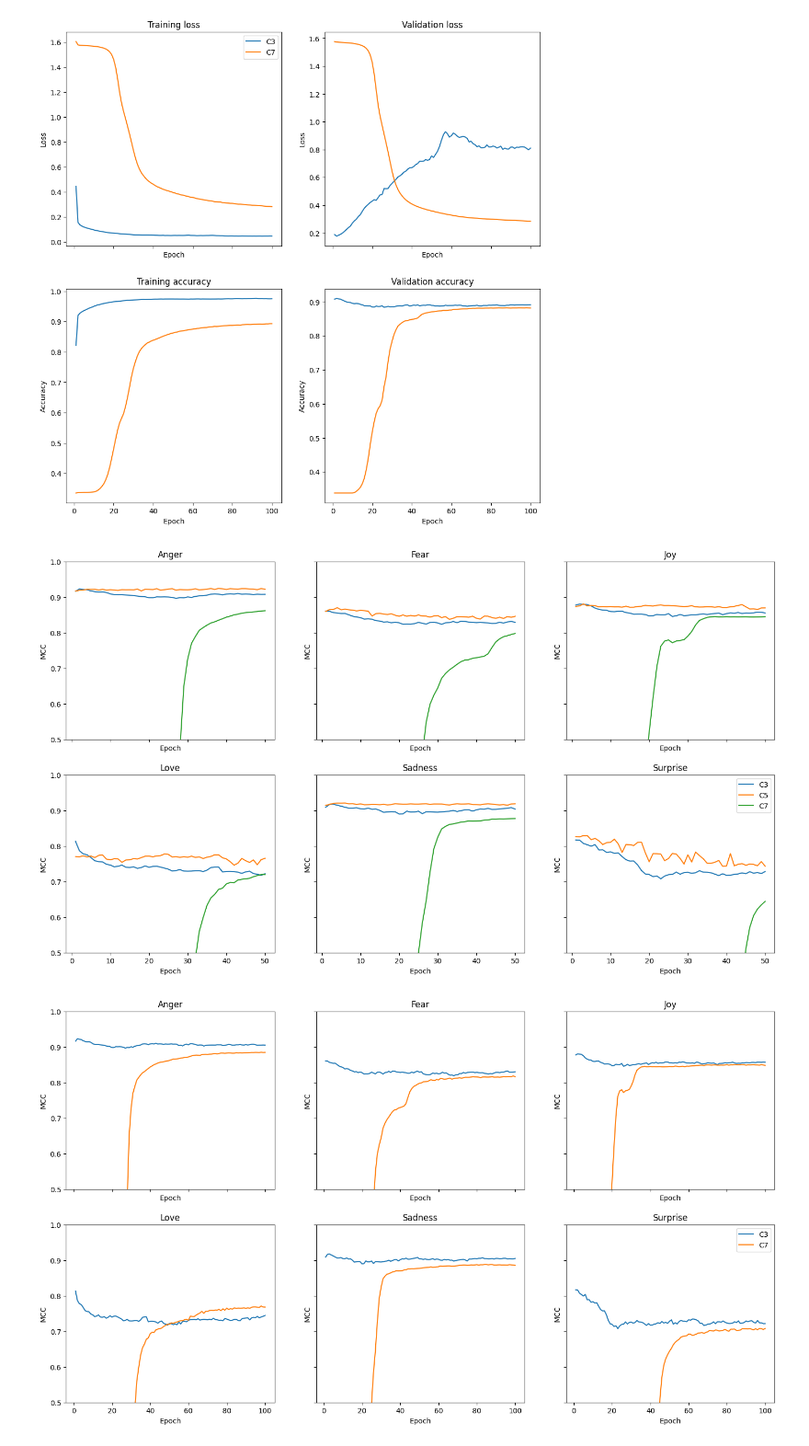
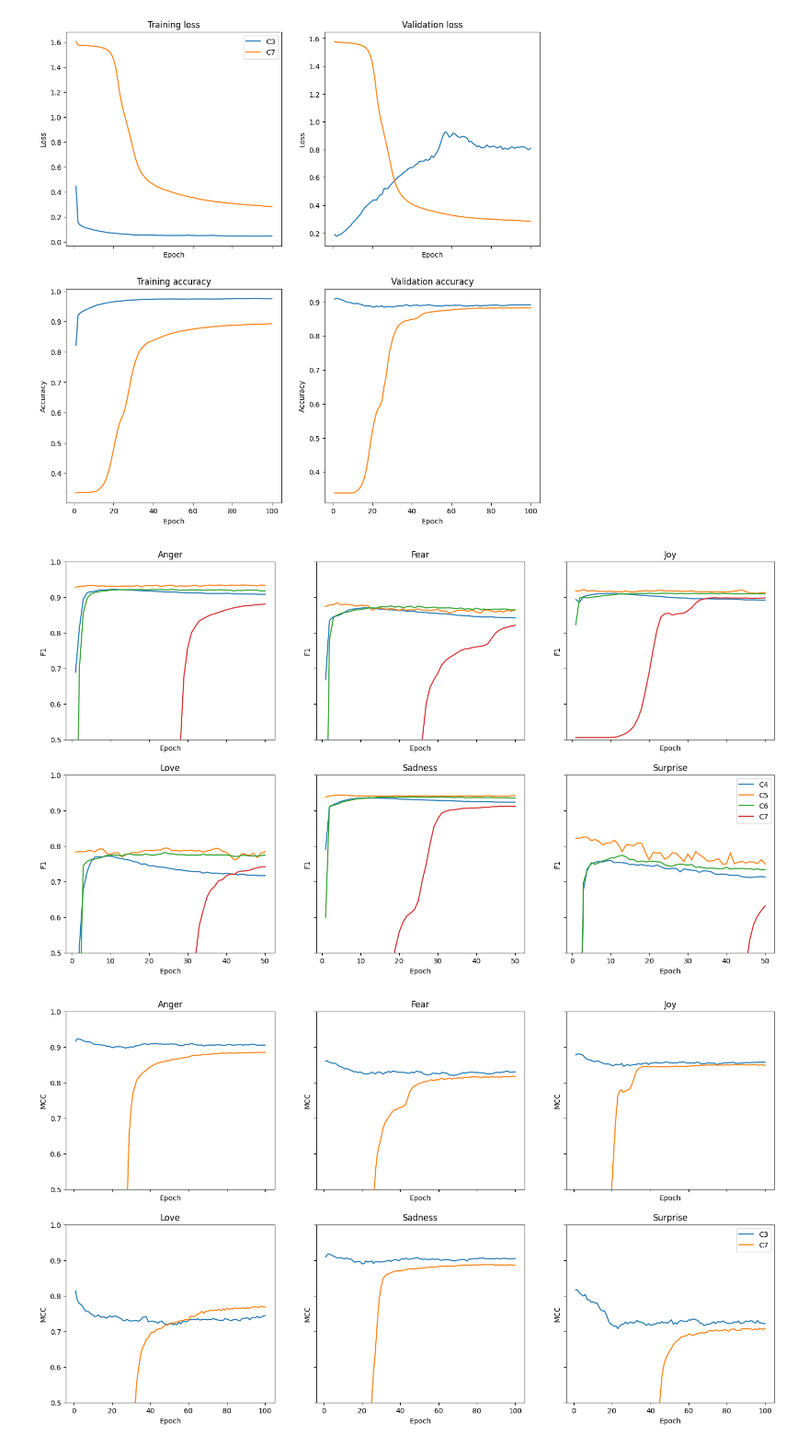
Before and after one commit to parafoxia/decks, a Jupyter notebook: eval_net_time.ipynb, the cells around one changed output. Shown at 92% size. Drawn from its saved outputs; the diff is of its cells as text; code cells hidden in the pictures.

```diff
--- a/eval_net.ipynb
+++ b/eval_net_time.ipynb
@@ -19,3 +19,5 @@ To enable them in other operations, rebuild TensorFlow with the appropriate comp
+# %%
+sns.set_style("darkgrid")
 # %%
 df = pd.read_csv("carer.csv", index_col=0)
 df
@@ -119,29 +101,3 @@ for i in range(6):
         sns.lineplot(ax=ax, x=range(1, 101), y=data[key][f"val_mcc_{i}"][:100], label=key if i == 5 else None)
 # %% [output]
 [figure]
-# %%
-fig, axs = plt.subplots(2, 2, figsize=(12, 12), sharex=True)
-
-axs[0][0].set_title("Training loss")
-axs[0][0].set_xlabel("Epoch")
-axs[0][0].set_ylabel("Loss")
-for key, value in tuple(sorted(data.items(), key=lambda kv: kv[0]))[:6]:
-    sns.lineplot(ax=axs[0][0], x=range(1, 51), y=value["loss"][:50], label=key)
-
-axs[0][1].set_title("Validation loss")
-axs[0][1].set_xlabel("Epoch")
-axs[0][1].set_ylabel("Loss")
-for key, value in tuple(sorted(data.items(), key=lambda kv: kv[0]))[:6]:
-    sns.lineplot(ax=axs[0][1], x=range(1, 51), y=value["val_loss"][:50])
-
-axs[1][0].set_title("Training accuracy")
-axs[1][0].set_xlabel("Epoch")
-axs[1][0].set_ylabel("Accuracy")
-for key, value in tuple(sorted(data.items(), key=lambda kv: kv[0]))[:6]:
-    sns.lineplot(ax=axs[1][0], x=range(1, 51), y=value["accuracy"][:50])
-
-axs[1][1].set_title("Validation accuracy")
-axs[1][1].set_xlabel("Epoch")
-axs[1][1].set_ylabel("Accuracy")
-for key, value in tuple(sorted(data.items(), key=lambda kv: kv[0]))[:6]:
-    sns.lineplot(ax=axs[1][1], x=range(1, 51), y=value["val_accuracy"][:50])
@@ -152,7 +106,7 @@ fig, axs = plt.subplots(2, 3, figsize=(18, 10), sharex=True, sharey=True)
 
 for i in range(6):
     ax = axs[i // 3][i % 3]
-    for j, key in enumerate(tuple(sorted(data.keys()))[:6]):
+    for j, key in enumerate(tuple(sorted(data.keys()))[3:6]):
         ax.set_title(emotions[i].title())
         ax.set_xlabel("Epoch")
         ax.set_ylabel("MCC")
@@ -219,16 +173,16 @@ for key in ("C3", "C7"):
 # %%
 fig, axs = plt.subplots(2, 3, figsize=(18, 10), sharex=True, sharey=True)
 
 for i in range(6):
     ax = axs[i // 3][i % 3]
-    for key in ("C3", "C5", "C7"):
+    for key in ("C4", "C5", "C6", "C7"):
         ax.set_title(emotions[i].title())
         ax.set_xlabel("Epoch")
-        ax.set_ylabel("MCC")
+        ax.set_ylabel("F1")
         ax.set_ylim(0.5, 1)
-        sns.lineplot(ax=ax, x=range(1, 51), y=data[key][f"val_mcc_{i}"][:50], label=key if i == 5 else None)
+        sns.lineplot(ax=ax, x=range(1, 51), y=data[key][f"val_f1_{i}"][:50], label=key if i == 5 else None)
 # %% [output]
-[figure, old version]
+[figure, new version]
 # %%
 fig, axs = plt.subplots(2, 3, figsize=(18, 10), sharex=True, sharey=True)
 
```
Also changed, not shown: parts of 6 cells of this notebook, 1 other file.
